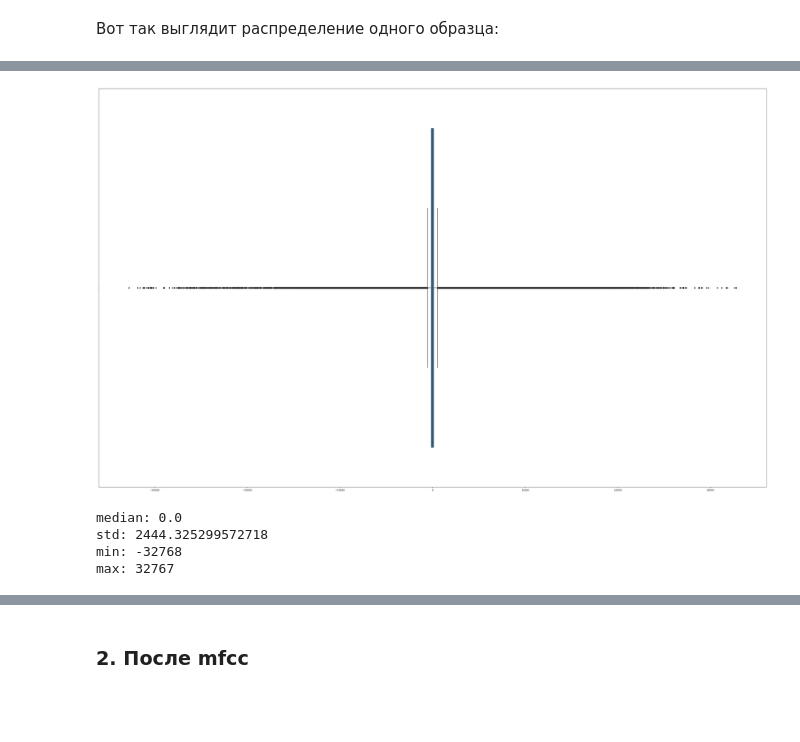
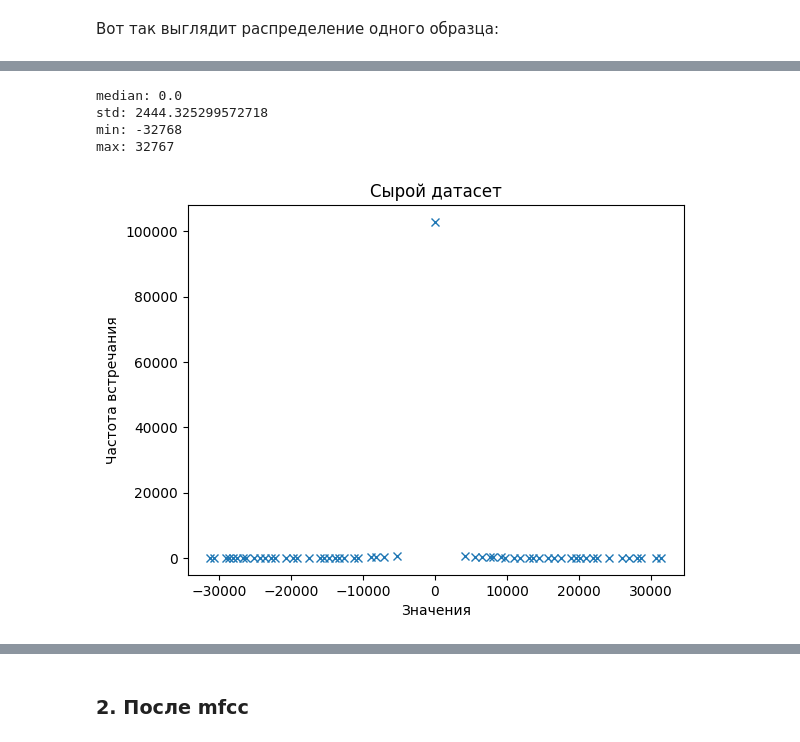
Before and after one commit to Red-Caesar/data-analysis-for-project, a Jupyter notebook: data_analysis.ipynb, the cells around one changed output, grey strips where cells are left out. Saved outputs shown, nothing was run; the diff lists cells and outputs as text; code cells hidden in the pictures; blank space fills up the shorter version.

```diff
--- a/data_analysis.ipynb
+++ b/data_analysis.ipynb
@@ -60,14 +59,14 @@ sns.boxplot(x=ds_train_1[0]);
-# %%
-random.shuffle(ds_train_1)
-arr = np.concatenate(ds_train_1[:20],axis=0)
-plt.figure(figsize=(50,30))
-sns.boxplot(x=arr);
-# %% [output]
-[figure, removed]
-# %%
-get_metrics(arr)
-# %% [output]
-median: 0.0
-std: 2444.325299572718
-min: -32768
-max: 32767
+# %%
+hist, bin_edges = np.histogram(arr, 250)
+peaks, _ = find_peaks(hist)
+plt.plot(bin_edges[peaks], hist[peaks], "x");
+plt.title("Сырой датасет")
+plt.xlabel("Значения")
+plt.ylabel("Частота встречания")
+get_metrics(arr)
+# %% [output]
+median: 0.0
+std: 2444.325299572718
+min: -32768
+max: 32767
+[figure, added]
```
Also changed, not shown: parts of 15 cells of this notebook.
